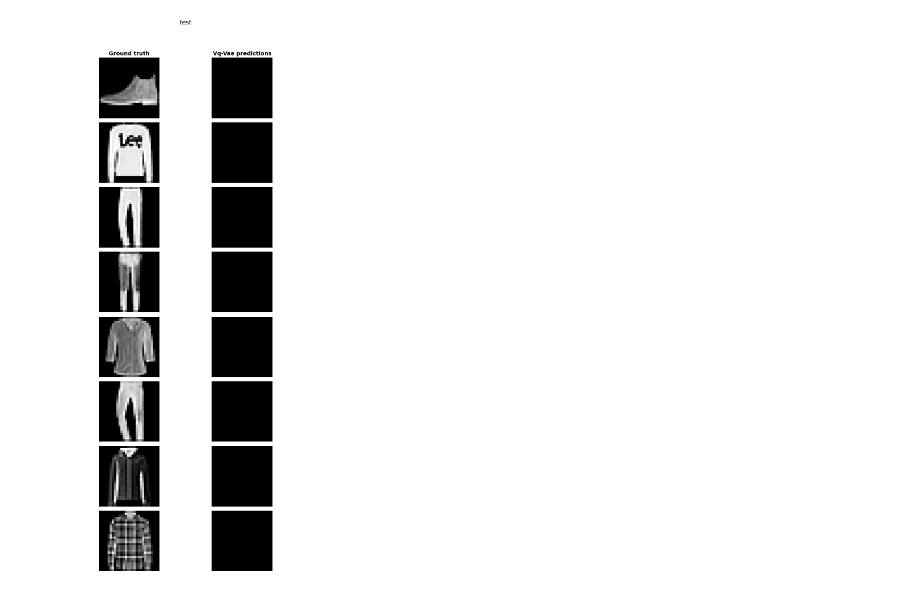
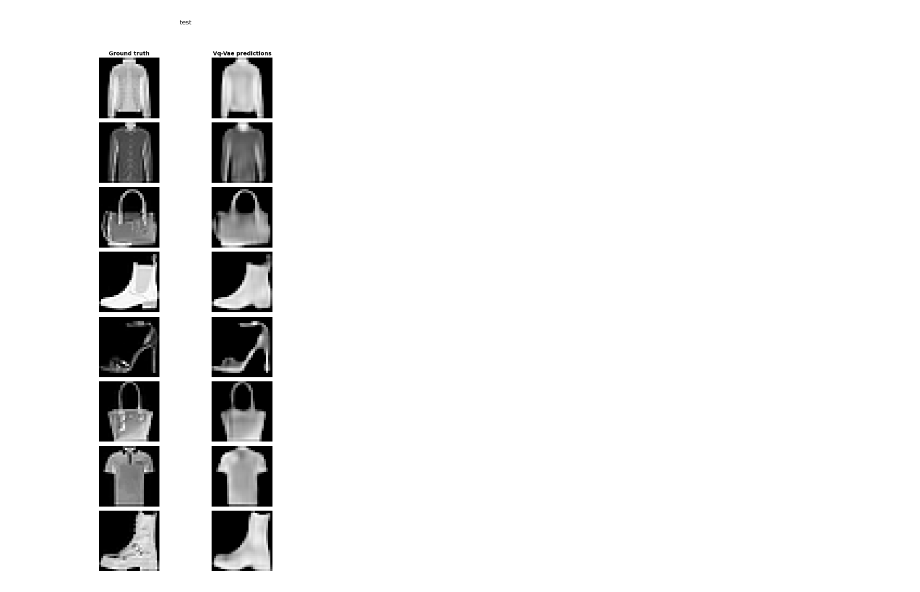
Before and after one commit to ismail-kaizoko/VQ-VAE-FashionMNIST, a Jupyter notebook: init_vqvae.ipynb, the cells around one changed output. Cells and saved outputs as stored; diff of their text form; code cells hidden in the pictures.

Commit message:
model worked fine

```diff
--- a/init_vqvae.ipynb
+++ b/init_vqvae.ipynb
@@ -20,7 +32,7 @@ from tqdm import tqdm
 # 1. Load and Preprocess the Dataset
 transform = transforms.Compose([
     transforms.ToTensor(),               # Convert images to PyTorch tensors
-    transforms.Normalize((0.5,), (0.5,)) # Normalize the images to [-1, 1]
+    # transforms.Normalize((0.5,), (0.5,)) # Normalize the images to [-1, 1]
 ])
 
 # Download and load the Fashion-MNIST training and test dataset
@@ -28,7 +40,7 @@ train_dataset = datasets.FashionMNIST(root='./data', train=True, transform=trans
 test_dataset = datasets.FashionMNIST(root='./data', train=False, transform=transform, download=True)
 
 TrainLoader = DataLoader(train_dataset, batch_size=32, shuffle=True)
-TestLoader  = DataLoader(test_dataset, batch_size=32, shuffle=False)
+TestLoader  = DataLoader(test_dataset, batch_size=32, shuffle=True)
 
 # Class labels for reference
 class_names = ['T-shirt/top', 'Trouser', 'Pullover', 'Dress', 'Coat',
@@ -41,5 +48,10 @@ downsampling_factor = 2
+# %%
+K =  128 # size of the CodeBook
+D =  32 # dimension of each embedding vector
+in_channels = 1 # gray scale image  = 1 color channel
+downsampling_factor = 4 # two stages of dwonsampling the image (28x28) --> (7x7)
 # %%
-VQVAE = VQVAE(in_channels, D, K, downsampling_factor)
+model = VQVAE(in_channels, D, K, downsampling_factor)
 # %%
 
 # detect gpu ?
@@ -55,9 +67,9 @@ cpu
 
 ### Learning parameters
 
-model = VQVAE.to(device)
+model = model.to(device)
 
-lr = 1e-4
+lr = 5e-4
 epochs = 10
 optimizer = optim.AdamW(model.parameters(), lr=lr, weight_decay=1e-4)
 
@@ -214,9 +239,9 @@ def visualize_errors(true_seg, pred_seg, title):
     plt.show()
 # %%
 vis_batch.detach().cpu()
-batch_hat,_,_,_ = model(vis_batch)
+batch_hat,_,_,_ = model(vis_batch.to(device))
 batch_hat = batch_hat.detach().cpu()
 
 visualize_errors(vis_batch, batch_hat, 'test')
 # %% [output]
-[figure, old version]
+[figure, new version]
```
Also changed, not shown: parts of 12 cells of this notebook, 10 other files.
